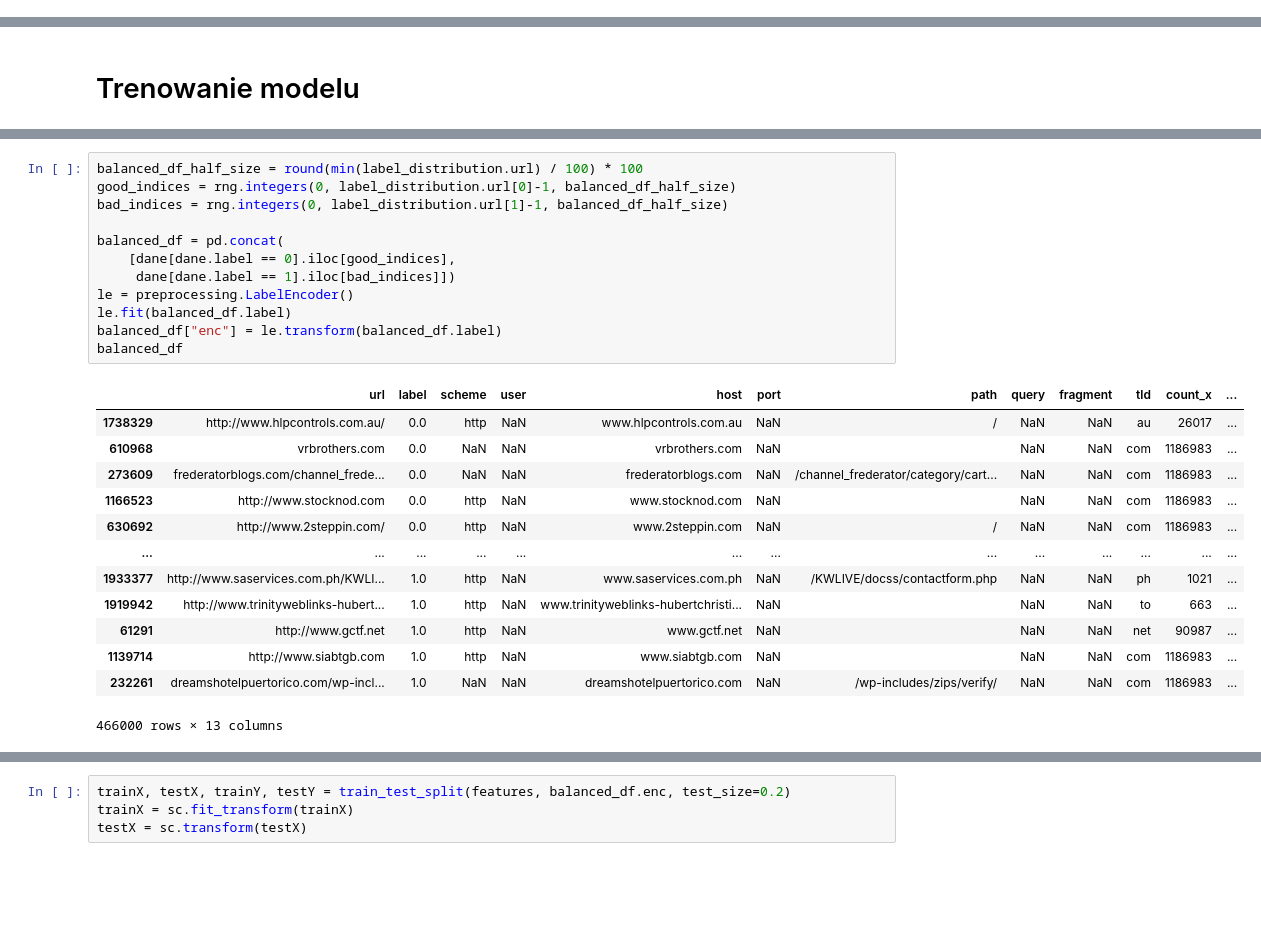
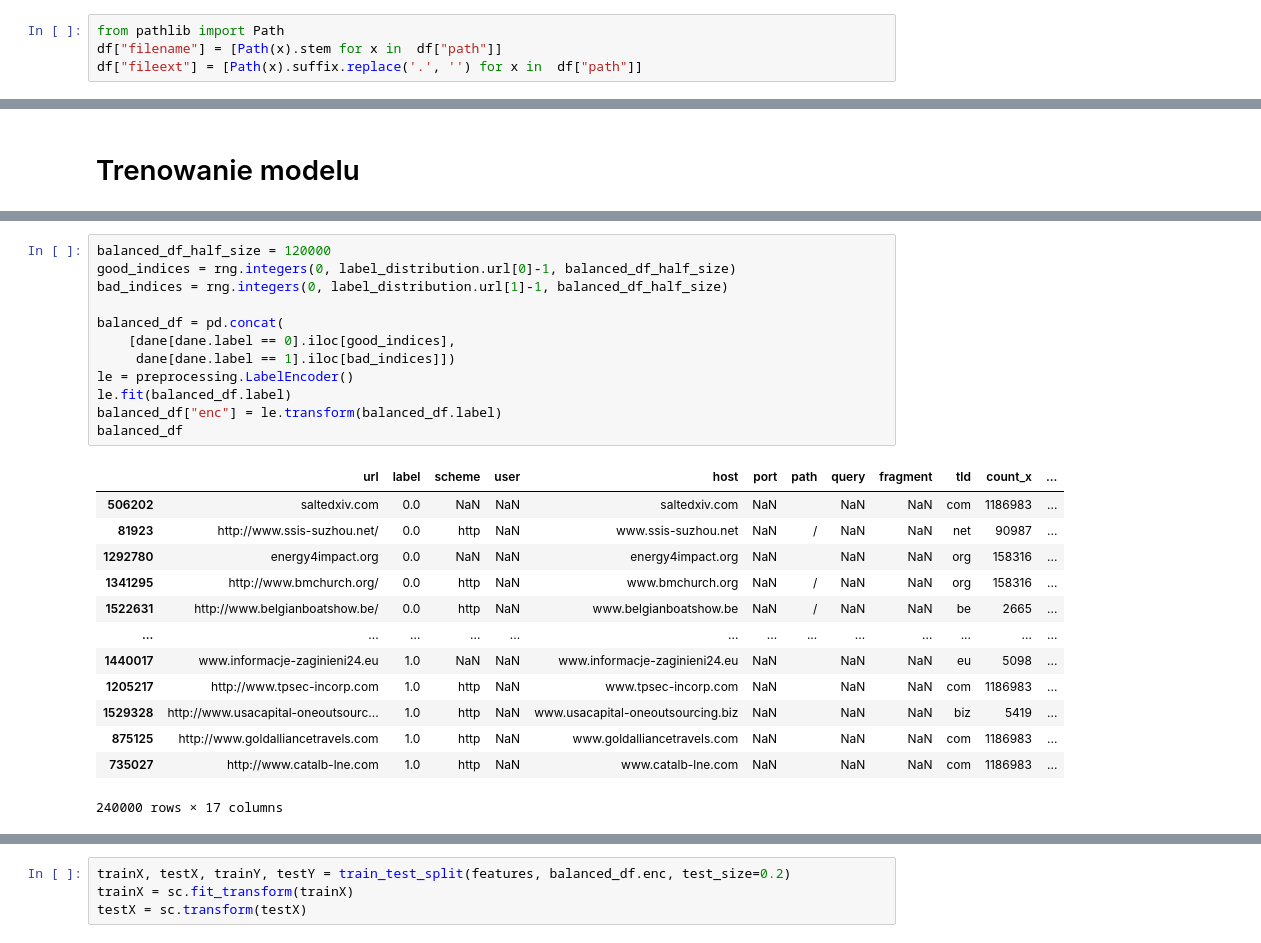
Before and after one commit to knmlprz/mallicious-url-model, a Jupyter notebook: Notebooks/Second_model-combined-URLs.ipynb, the cells around one changed output, grey strips where cells are left out. Drawn from its saved outputs; the diff is of its cells as text; blank space fills up the shorter version.

```diff
--- a/Notebooks/Second_model-combined-URLs.ipynb
+++ b/Notebooks/Second_model-combined-URLs.ipynb
@@ -75,0 +80,4 @@ df.groupby("label").count()
+# %%
+from pathlib import Path
+df["filename"] = [Path(x).stem for x in  df["path"]]
+df["fileext"] = [Path(x).suffix.replace('.', '') for x in  df["path"]]
@@ -175,29 +249,29 @@ label_distribution
 # %%
-balanced_df_half_size = round(min(label_distribution.url) / 100) * 100
+balanced_df_half_size = 120000
 good_indices = rng.integers(0, label_distribution.url[0]-1, balanced_df_half_size)
 bad_indices = rng.integers(0, label_distribution.url[1]-1, balanced_df_half_size)
 
 balanced_df = pd.concat(
     [dane[dane.label == 0].iloc[good_indices],
      dane[dane.label == 1].iloc[bad_indices]])
 le = preprocessing.LabelEncoder()
 le.fit(balanced_df.label)
 balanced_df["enc"] = le.transform(balanced_df.label)
 balanced_df
 # %% [output]
 |  | url | label | scheme | user | host | port | path | query | fragment | tld | count_x | ... |
-| 1738329 | http://www.hlpcontrols.com.au/ | 0.0 | http | NaN | www.hlpcontrols.com.au | NaN | / | NaN | NaN | au | 26017 | ... |
-| 610968 | vrbrothers.com | 0.0 | NaN | NaN | vrbrothers.com | NaN |  | NaN | NaN | com | 1186983 | ... |
-| 273609 | frederatorblogs.com/channel_frede... | 0.0 | NaN | NaN | frederatorblogs.com | NaN | /channel_frederator/category/cart... | NaN | NaN | com | 1186983 | ... |
-| 1166523 | http://www.stocknod.com | 0.0 | http | NaN | www.stocknod.com | NaN |  | NaN | NaN | com | 1186983 | ... |
-| 630692 | http://www.2steppin.com/ | 0.0 | http | NaN | www.2steppin.com | NaN | / | NaN | NaN | com | 1186983 | ... |
+| 506202 | saltedxiv.com | 0.0 | NaN | NaN | saltedxiv.com | NaN |  | NaN | NaN | com | 1186983 | ... |
+| 81923 | http://www.ssis-suzhou.net/ | 0.0 | http | NaN | www.ssis-suzhou.net | NaN | / | NaN | NaN | net | 90987 | ... |
+| 1292780 | energy4impact.org | 0.0 | NaN | NaN | energy4impact.org | NaN |  | NaN | NaN | org | 158316 | ... |
+| 1341295 | http://www.bmchurch.org/ | 0.0 | http | NaN | www.bmchurch.org | NaN | / | NaN | NaN | org | 158316 | ... |
+| 1522631 | http://www.belgianboatshow.be/ | 0.0 | http | NaN | www.belgianboatshow.be | NaN | / | NaN | NaN | be | 2665 | ... |
 | ... | ... | ... | ... | ... | ... | ... | ... | ... | ... | ... | ... | ... |
-| 1933377 | http://www.saservices.com.ph/KWLI... | 1.0 | http | NaN | www.saservices.com.ph | NaN | /KWLIVE/docss/contactform.php | NaN | NaN | ph | 1021 | ... |
-| 1919942 | http://www.trinityweblinks-hubert... | 1.0 | http | NaN | www.trinityweblinks-hubertchristi... | NaN |  | NaN | NaN | to | 663 | ... |
-| 61291 | http://www.gctf.net | 1.0 | http | NaN | www.gctf.net | NaN |  | NaN | NaN | net | 90987 | ... |
-| 1139714 | http://www.siabtgb.com | 1.0 | http | NaN | www.siabtgb.com | NaN |  | NaN | NaN | com | 1186983 | ... |
-| 232261 | dreamshotelpuertorico.com/wp-incl... | 1.0 | NaN | NaN | dreamshotelpuertorico.com | NaN | /wp-includes/zips/verify/ | NaN | NaN | com | 1186983 | ... |
+| 1440017 | www.informacje-zaginieni24.eu | 1.0 | NaN | NaN | www.informacje-zaginieni24.eu | NaN |  | NaN | NaN | eu | 5098 | ... |
+| 1205217 | http://www.tpsec-incorp.com | 1.0 | http | NaN | www.tpsec-incorp.com | NaN |  | NaN | NaN | com | 1186983 | ... |
+| 1529328 | http://www.usacapital-oneoutsourc... | 1.0 | http | NaN | www.usacapital-oneoutsourcing.biz | NaN |  | NaN | NaN | biz | 5419 | ... |
+| 875125 | http://www.goldalliancetravels.com | 1.0 | http | NaN | www.goldalliancetravels.com | NaN |  | NaN | NaN | com | 1186983 | ... |
+| 735027 | http://www.catalb-lne.com | 1.0 | http | NaN | www.catalb-lne.com | NaN |  | NaN | NaN | com | 1186983 | ... |
-466000 rows × 13 columns
+240000 rows × 17 columns
 # %%
 features = calculate_metrics(balanced_df)
 features
```
Also changed, not shown: parts of 28 cells of this notebook.
